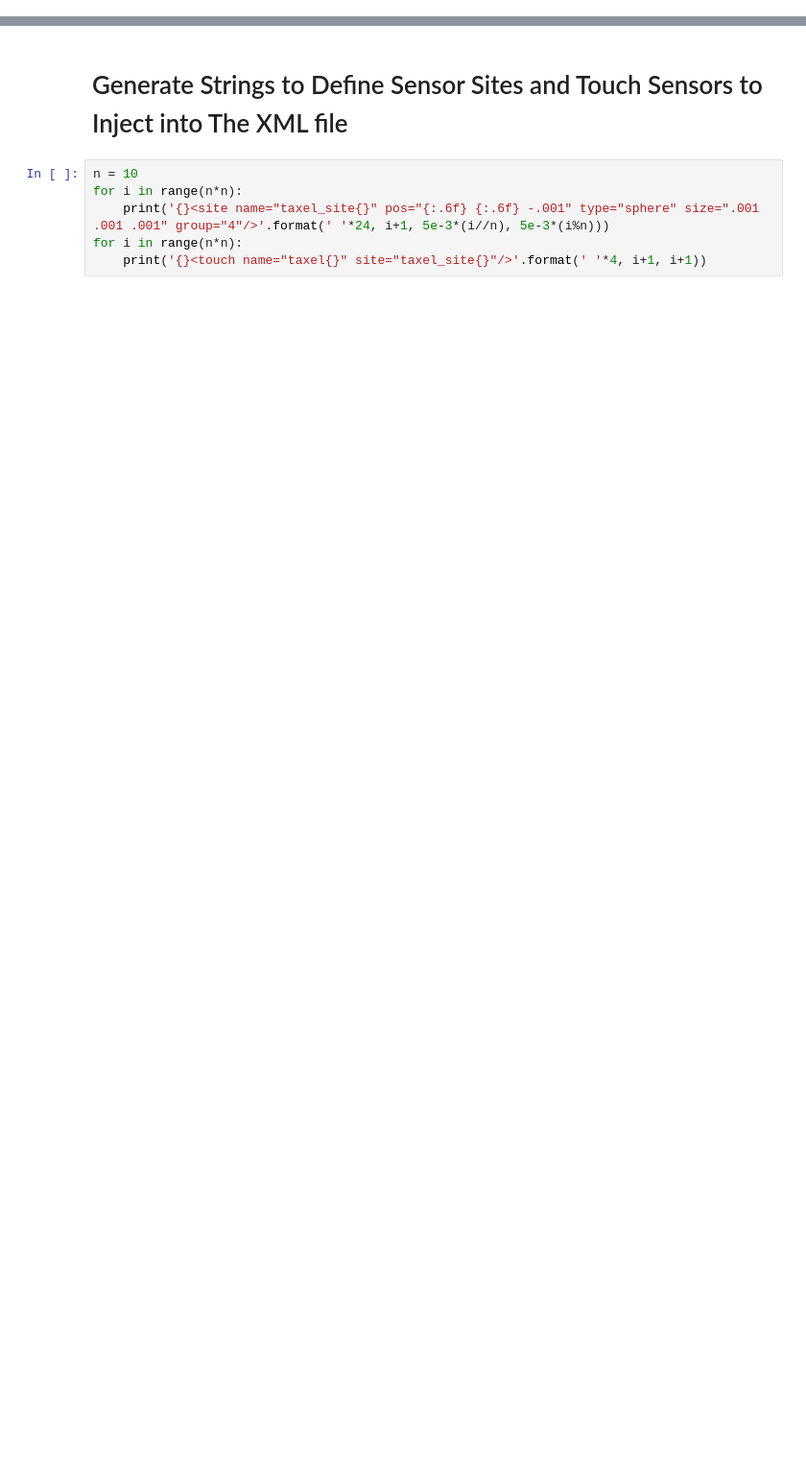
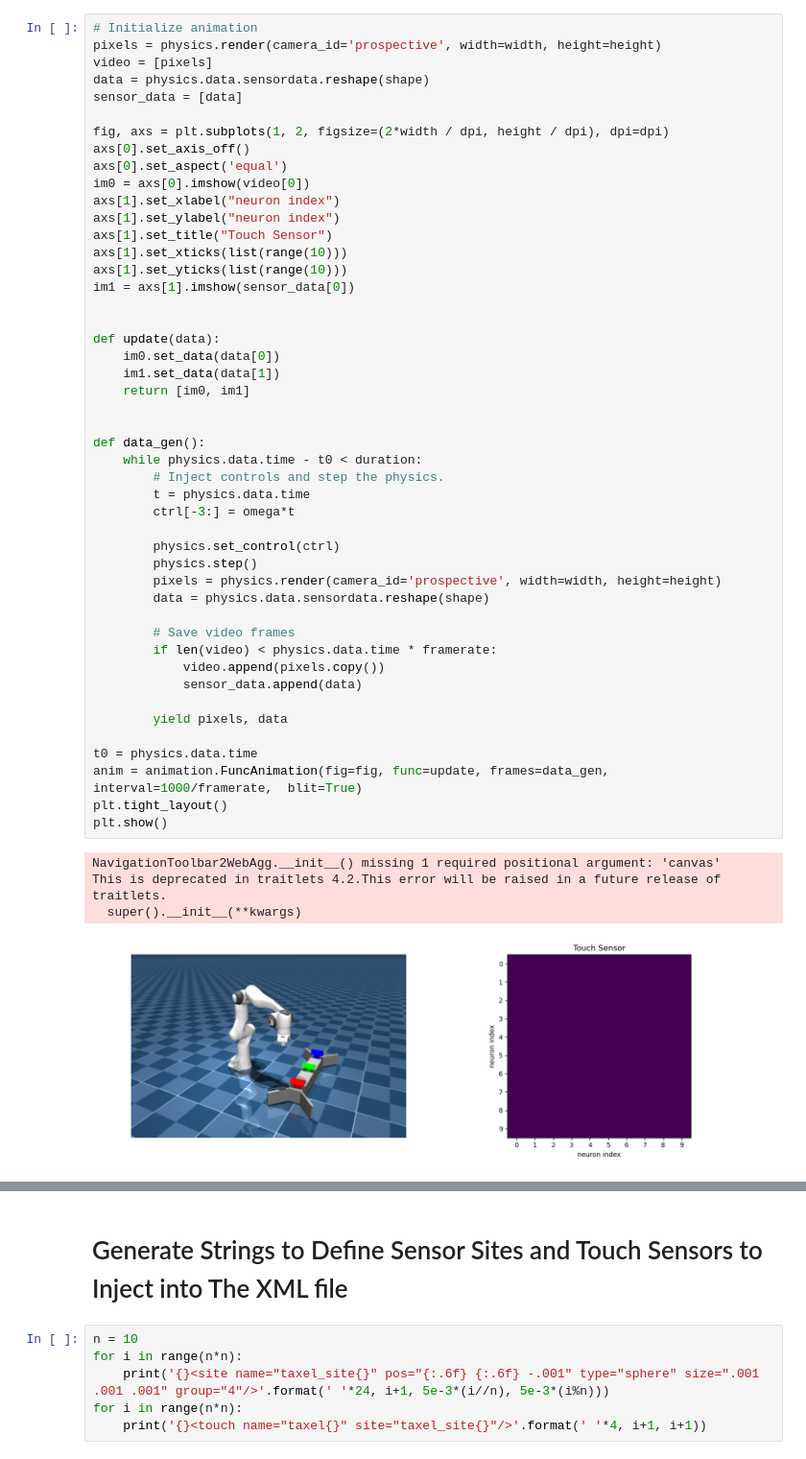
Before and after one commit to wngfra/tac3d, a Jupyter notebook: notebooks/panda_exploration.ipynb, the cells around one changed output, grey strips where cells are left out. Shown at 96% size. Drawn from its saved outputs; the diff is of its cells as text; blank space fills up the shorter version.

Commit message:
[TODO]update animation with simulation

```diff
--- a/notebooks/panda_exploration.ipynb
+++ b/notebooks/panda_exploration.ipynb
@@ -141,0 +88,52 @@ This is deprecated in traitlets 4.2.This error will be raised in a future releas
+# %%
+# Initialize animation
+pixels = physics.render(camera_id='prospective', width=width, height=height)
+video = [pixels]
+data = physics.data.sensordata.reshape(shape)
+sensor_data = [data]
+
+fig, axs = plt.subplots(1, 2, figsize=(2*width / dpi, height / dpi), dpi=dpi)
+axs[0].set_axis_off()
+axs[0].set_aspect('equal')
+im0 = axs[0].imshow(video[0])
+axs[1].set_xlabel("neuron index")
+axs[1].set_ylabel("neuron index")
+axs[1].set_title("Touch Sensor")
+axs[1].set_xticks(list(range(10)))
+axs[1].set_yticks(list(range(10)))
+im1 = axs[1].imshow(sensor_data[0])
+
+
+def update(data):
+    im0.set_data(data[0])
+    im1.set_data(data[1])
+    return [im0, im1]
+
+
+def data_gen():
+    while physics.data.time - t0 < duration:
+        # Inject controls and step the physics.
+        t = physics.data.time
+        ctrl[-3:] = omega*t
+
+        physics.set_control(ctrl)
+        physics.step()
+        pixels = physics.render(camera_id='prospective', width=width, height=height)
+        data = physics.data.sensordata.reshape(shape)
+
+        # Save video frames
+        if len(video) < physics.data.time * framerate:
+            video.append(pixels.copy())
+            sensor_data.append(data)
+
+        yield pixels, data
+
+t0 = physics.data.time
+anim = animation.FuncAnimation(fig=fig, func=update, frames=data_gen, interval=1000/framerate,  blit=True)
+plt.tight_layout()
+plt.show()
+# %% [output]
+NavigationToolbar2WebAgg.__init__() missing 1 required positional argument: 'canvas'
+This is deprecated in traitlets 4.2.This error will be raised in a future release of traitlets.
+  super().__init__(**kwargs)
+[figure, added]
```
Also changed, not shown: parts of 7 cells of this notebook.
